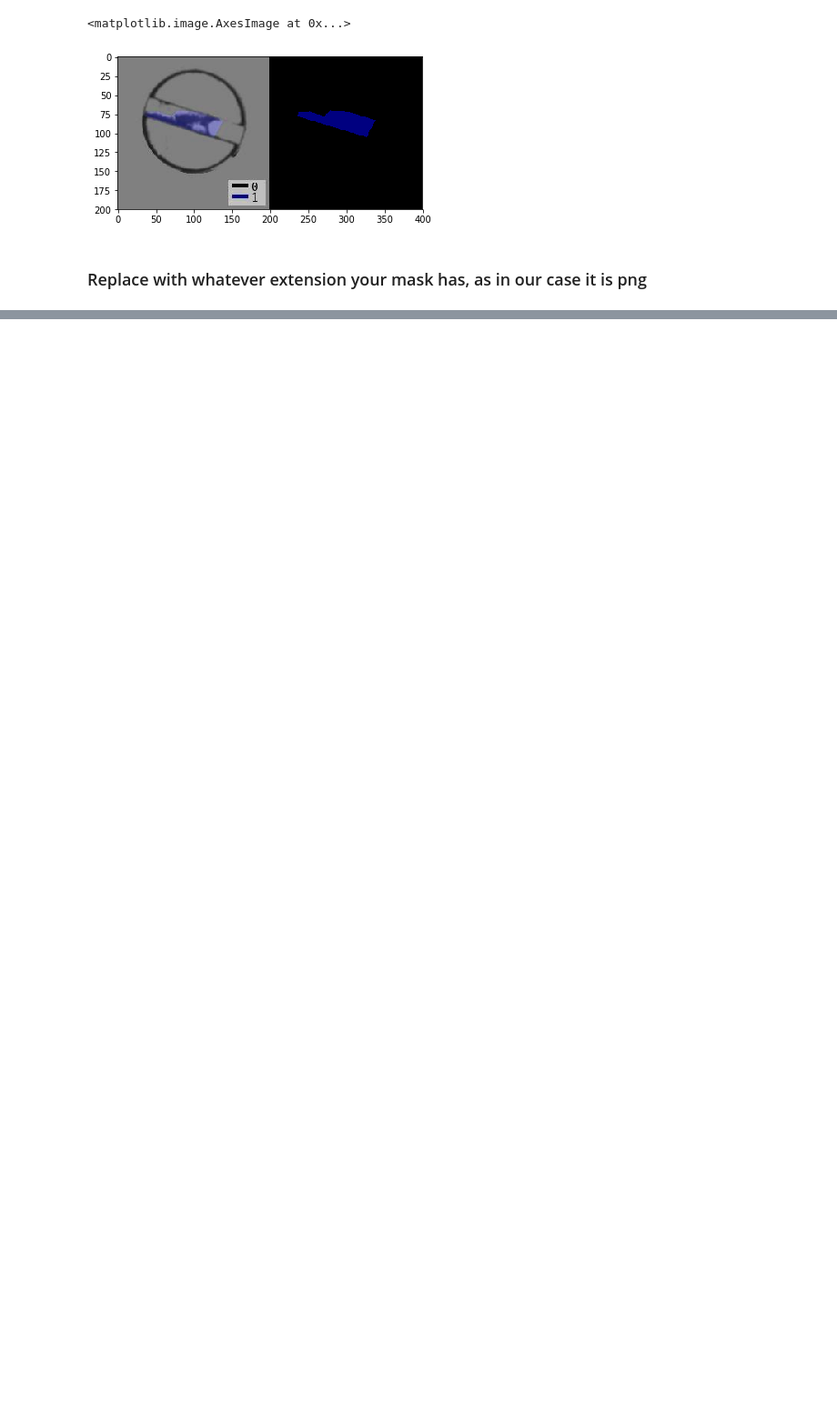
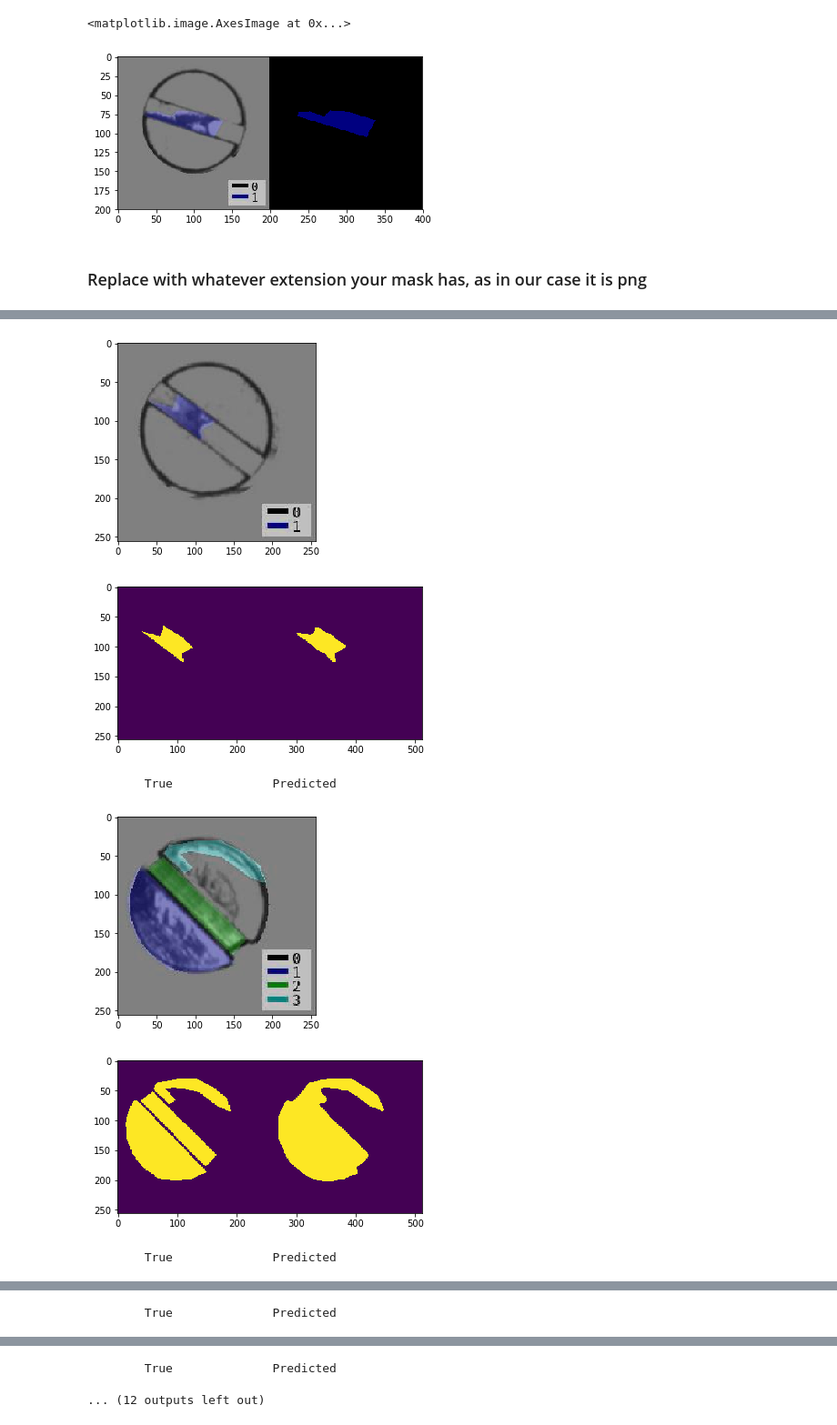
Before and after one commit to AryanRaj315/SensoVision_Segmentation, a Jupyter notebook: Train.ipynb, the cells around one changed output, grey strips where cells are left out. Shown at 91% size. Saved outputs shown, nothing was run; the diff lists cells and outputs as text; code cells hidden in the pictures; blank space fills up the shorter version.

```diff
--- a/Train.ipynb
+++ b/Train.ipynb
@@ -426,8 +445,8 @@ class Trainer(object):
 # %%
 import segmentation_models_pytorch as smp
 # %%
-MODEL = 'Unet'
-ENCODER = 'efficientnet-b3'
+MODEL = 'FPN'   # >>>>>> Other options: FPN, Linknet
+ENCODER = 'efficientnet-b4'  # >>>>>> For other options:
 if(MODEL == 'Unet'):
     model = smp.Unet(ENCODER, encoder_weights='imagenet', classes=1, activation=None)
 elif(MODEL == 'FPN'):
@@ -446,0 +493,21 @@ RuntimeError: invalid argument 0: Sizes of tensors must match except in dimensio
+# %%
+def predict(model_path, img_path, thresh = 0.4):
+    checkpoint = torch.load(model_path)
+    model.load_state_dict(checkpoint["state_dict"])
+    dl_val = provider('val')
+    for img, y_true in dl_val:
+        y_preds = model(img.type('torch.cuda.FloatTensor'))
+        y_true = y_true.squeeze(1).detach().cpu().numpy()
+        print(y_true.shape)
+        y_preds = nn.Sigmoid()(y_preds)
+        y_preds = y_preds.detach().cpu().numpy()
+        y_preds = (y_preds > 0.7).astype('uint8')
+        y_preds = y_preds.squeeze(1)
+        img = img.permute(0, 2, 3, 1)
+        img = img.detach().cpu().numpy()
+        break
+    return y_preds, y_true, img
+# %%
+img_path = 'data/0.jpg'
+model_path = 'models/Ranger_Dice_Beta_1_best_loss.pth'
+preds, y_true, img = predict(model_path, img_path)
@@ -446,0 +516,15 @@ RuntimeError: invalid argument 0: Sizes of tensors must match except in dimensio
+# %%
+for i in range(img.shape[0]):
+    res = np.hstack([y_true[i], preds[i]])
+    plt.imshow(img[i])
+    plt.show()
+    plt.imshow(res)
+    plt.show()
+    print("\tTrue \t\t  Predicted")
+# %% [output]
+[figure, added]
+[figure, added]
+        True              Predicted
+[figure, added]
+[figure, added]
+        True              Predicted
@@ -446,0 +533 @@ RuntimeError: invalid argument 0: Sizes of tensors must match except in dimensio
+        True              Predicted
@@ -446,0 +536,2 @@ RuntimeError: invalid argument 0: Sizes of tensors must match except in dimensio
+        True              Predicted
+... (12 outputs left out)
```
Also changed, not shown: parts of 10 cells of this notebook.
